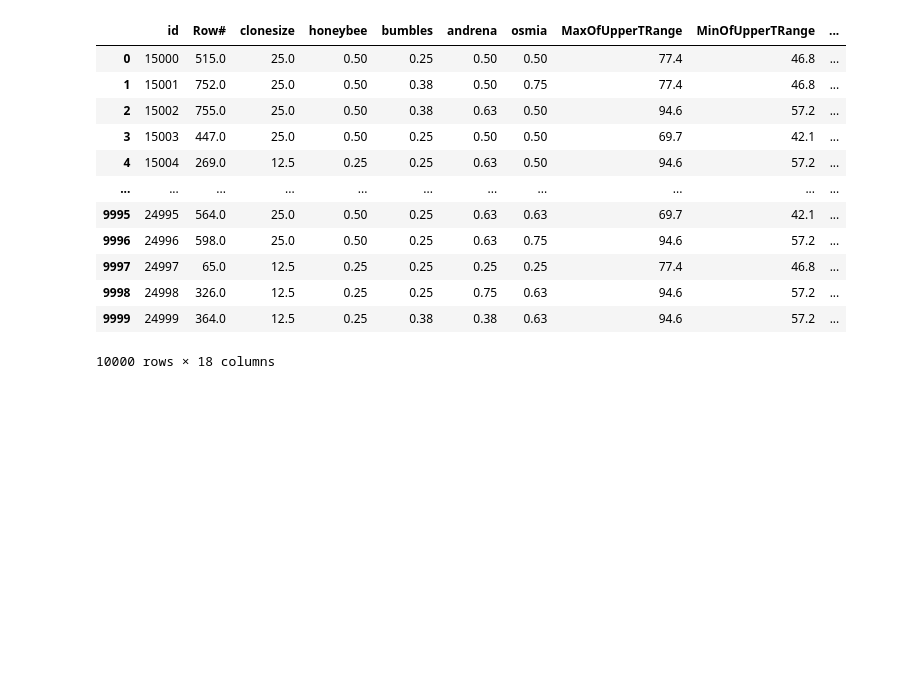
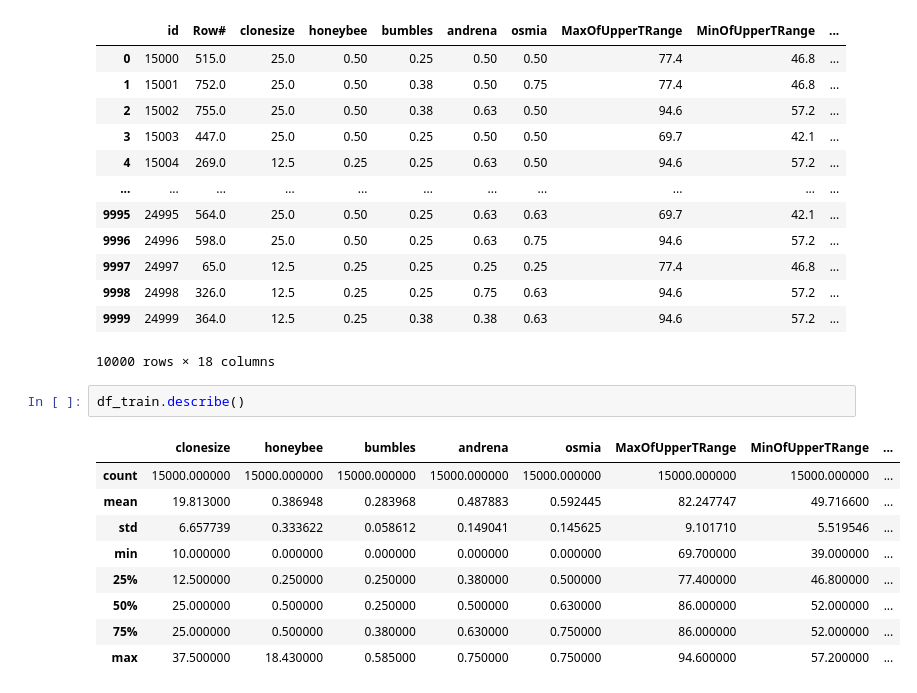
Before and after one commit to Franguti4k/Practica_5_IA, a Jupyter notebook: Codigo_P5.ipynb, the cells around one changed output. Saved outputs shown, nothing was run; the diff lists cells and outputs as text; blank space fills up the shorter version.

```diff
--- a/Codigo_P5.ipynb
+++ b/Codigo_P5.ipynb
@@ -65,6 +39,18 @@ df_test
 | 9998 | 24998 | 326.0 | 12.5 | 0.25 | 0.25 | 0.75 | 0.63 | 94.6 | 57.2 | ... |
 | 9999 | 24999 | 364.0 | 12.5 | 0.25 | 0.38 | 0.38 | 0.63 | 94.6 | 57.2 | ... |
 10000 rows × 18 columns
+# %%
+df_train.describe()
+# %% [output]
+|  | clonesize | honeybee | bumbles | andrena | osmia | MaxOfUpperTRange | MinOfUpperTRange | ... |
+| count | 15000.000000 | 15000.000000 | 15000.000000 | 15000.000000 | 15000.000000 | 15000.000000 | 15000.000000 | ... |
+| mean | 19.813000 | 0.386948 | 0.283968 | 0.487883 | 0.592445 | 82.247747 | 49.716600 | ... |
+| std | 6.657739 | 0.333622 | 0.058612 | 0.149041 | 0.145625 | 9.101710 | 5.519546 | ... |
+| min | 10.000000 | 0.000000 | 0.000000 | 0.000000 | 0.000000 | 69.700000 | 39.000000 | ... |
+| 25% | 12.500000 | 0.250000 | 0.250000 | 0.380000 | 0.500000 | 77.400000 | 46.800000 | ... |
+| 50% | 25.000000 | 0.500000 | 0.250000 | 0.500000 | 0.630000 | 86.000000 | 52.000000 | ... |
+| 75% | 25.000000 | 0.500000 | 0.380000 | 0.630000 | 0.750000 | 86.000000 | 52.000000 | ... |
+| max | 37.500000 | 18.430000 | 0.585000 | 0.750000 | 0.750000 | 94.600000 | 57.200000 | ... |
 # %%
 
 
```
Also changed, not shown: parts of 39 cells of this notebook, 15 other files.
